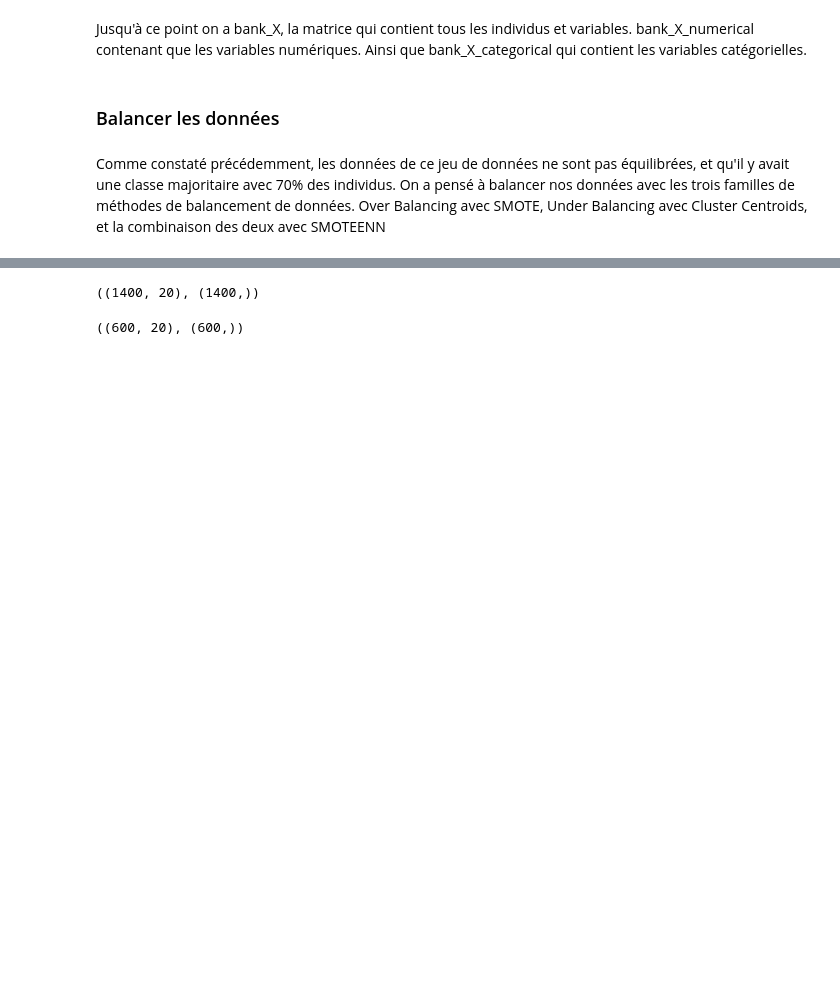
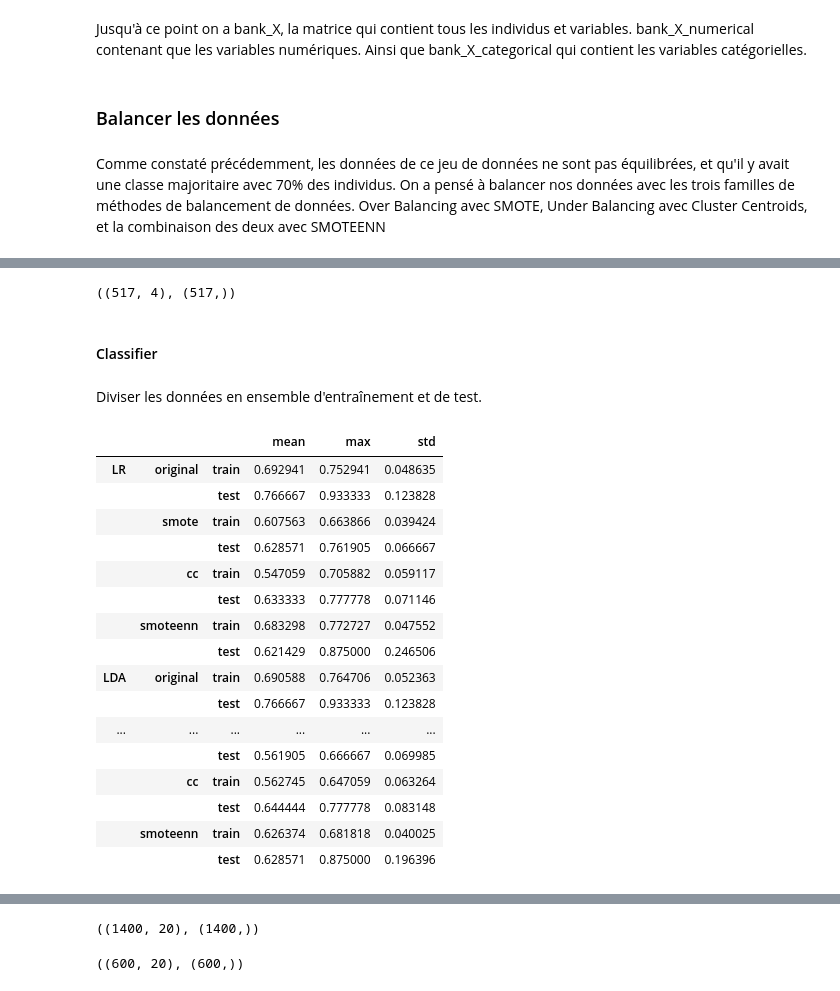
Before and after one commit to ybenabed/supervied_learning_MLDS2021, a Jupyter notebook: bank_client_classification.ipynb, the cells around one changed output, grey strips where cells are left out. Saved outputs shown, nothing was run; the diff lists cells and outputs as text; code cells hidden in the pictures; blank space fills up the shorter version.

```diff
--- a/bank_client_classification.ipynb
+++ b/bank_client_classification.ipynb
@@ -363,0 +404,10 @@ from imblearn.combine import SMOTEENN
+# %%
+smoteImbCombine = SMOTEENN()
+bank_X_numerical_smoteenn, bank_Y_smoteenn = smoteImbCombine.fit_resample(bank_X_numerical, bank_Y)
+bank_X_numerical_smoteenn.shape, bank_Y_smoteenn.shape
+# %% [output]
+((517, 4), (517,))
+# %% [markdown]
+#### Classifier
+# %% [markdown]
+Diviser les données en ensemble d'entraînement et de test.
@@ -363,0 +451,26 @@ from imblearn.combine import SMOTEENN
+# %%
+numerical_data_results = pd.DataFrame.from_dict({(i,j,k): methods[i]['results'][j][k]
+                  for i in methods.keys()
+                  for j in methods[i]['results'].keys()
+                  for k in methods[i]['results'][j].keys()},
+              orient='index')
+
+numerical_data_results
+# %% [output]
+|  |  |  | mean | max | std |
+| LR | original | train | 0.692941 | 0.752941 | 0.048635 |
+|  |  | test | 0.766667 | 0.933333 | 0.123828 |
+|  | smote | train | 0.607563 | 0.663866 | 0.039424 |
+|  |  | test | 0.628571 | 0.761905 | 0.066667 |
+|  | cc | train | 0.547059 | 0.705882 | 0.059117 |
+|  |  | test | 0.633333 | 0.777778 | 0.071146 |
+|  | smoteenn | train | 0.683298 | 0.772727 | 0.047552 |
+|  |  | test | 0.621429 | 0.875000 | 0.246506 |
+| LDA | original | train | 0.690588 | 0.764706 | 0.052363 |
+|  |  | test | 0.766667 | 0.933333 | 0.123828 |
+| ... | ... | ... | ... | ... | ... |
+|  |  | test | 0.561905 | 0.666667 | 0.069985 |
+|  | cc | train | 0.562745 | 0.647059 | 0.063264 |
+|  |  | test | 0.644444 | 0.777778 | 0.083148 |
+|  | smoteenn | train | 0.626374 | 0.681818 | 0.040025 |
+|  |  | test | 0.628571 | 0.875000 | 0.196396 |
```
Also changed, not shown: parts of 58 cells of this notebook.
